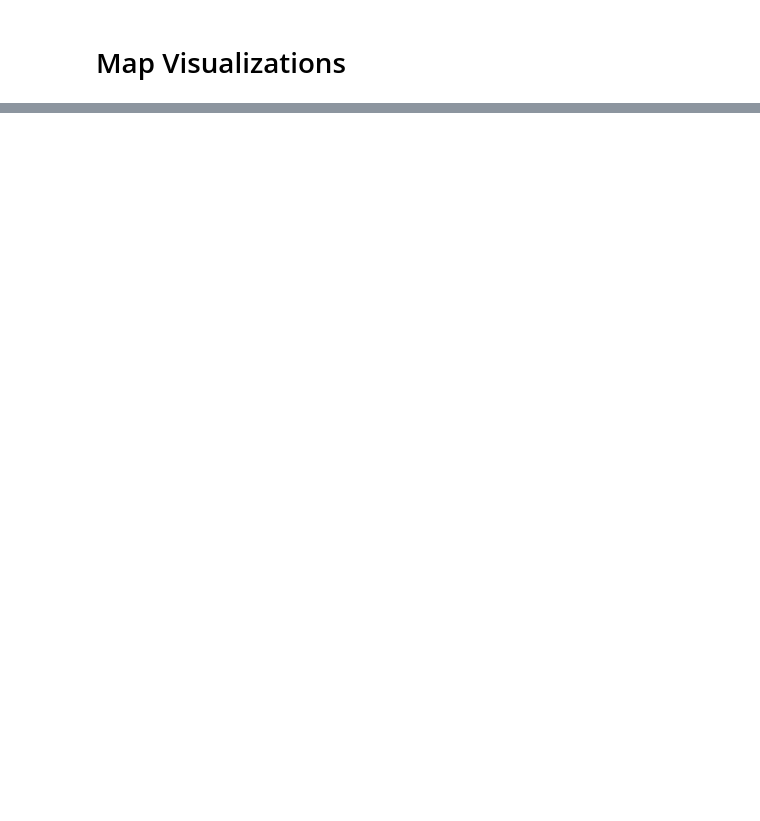
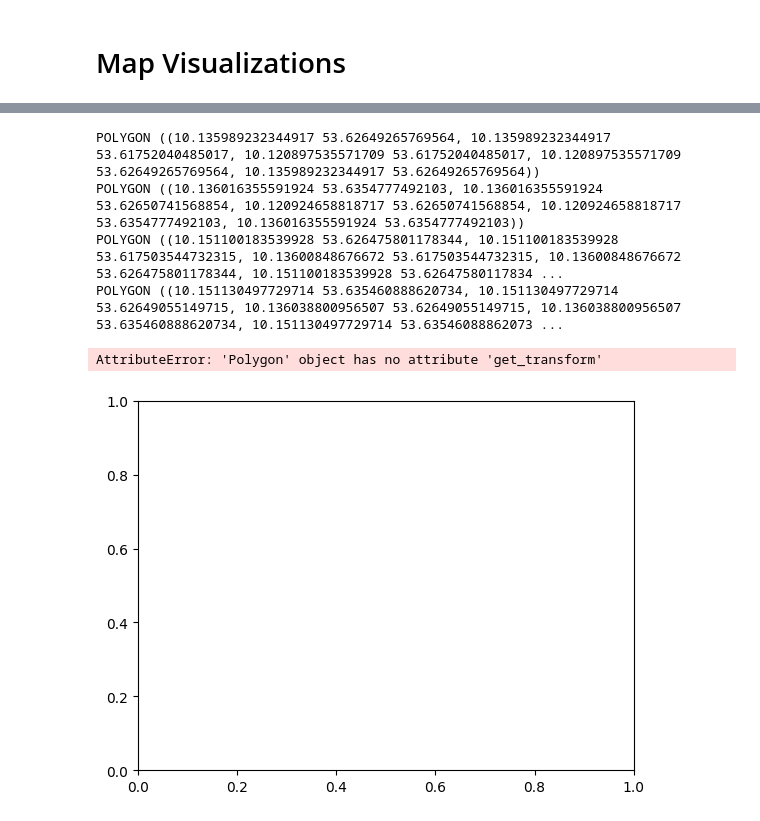
Before and after one commit to NicoLanghans/Master-Thesis, a Jupyter notebook: visualizations/maps.ipynb, the cells around one changed output, grey strips where cells are left out. Saved outputs shown, nothing was run; the diff lists cells and outputs as text; code cells hidden in the pictures; blank space fills up the shorter version.

```diff
--- a/visualizations/maps.ipynb
+++ b/visualizations/maps.ipynb
@@ -113,0 +138,47 @@ map_catchment_heatmap(park_areas, park_catchment_areas, "Berner Gutspark", censu
+# %%
+#imputation means für -9 value
+def impute_means(df):
+    df = df.replace(-1,0)
+    sociodemographic_columns = ["Einwohner", "Alter_D", "unter18_A", "ab65_A", "Auslaender_A", "HHGroesse_D", "Leerstandsquote", "Wohnfl_Bew_D", "Wohnfl_Whg_D"]
+    df[sociodemographic_columns] = df[sociodemographic_columns].replace(-9, pd.NA)
+    mean_values = df.groupby("name")[sociodemographic_columns].mean()
+    df[sociodemographic_columns] = df.apply(lambda row: row[sociodemographic_columns].combine_first(mean_values.loc[row["name"]]), axis=1)
+    return df
+# %%
+def function(census,df,park_name, park_area):
+    catchment_park_df = df[df["name"] == park_name]
+    park_area = park_area[park_area["name"] == park_name]
+
+    # find subset of census blocks intersecting with buffered catchment area
+    intersecting_blocks = gpd.sjoin(census,catchment_park_df,how = "inner", predicate="intersects")
+
+    # fill -1 and -9 values with 0 and mean
+    intersecting_blocks = impute_means(intersecting_blocks)
+
+    def extract_points_from_polygon(polygon):
+        return list(polygon.exterior.coords)
+
+    intersecting_blocks["coords_list"] = intersecting_blocks["geometry"].apply(extract_points_from_polygon)
+
+    # plotting census blocks
+    fig, ax = plt.subplots()
+    patches = []
+
+    for i in intersecting_blocks["geometry"]:
+        print(i)
+        patches.append(i)
+
+    p = PatchCollection(patches)
+    ax.add_collection(p, alpha = 0.25)
+    ax.autoscale()
+
+    plt.show()
+# %%
+function(census_bbox,park_catchment_areas, "Berner Gutspark", park_areas)
+# %% [output]
+POLYGON ((10.135989232344917 53.62649265769564, 10.135989232344917 53.61752040485017, 10.120897535571709 53.61752040485017, 10.120897535571709 53.62649265769564, 10.135989232344917 53.62649265769564))
+POLYGON ((10.136016355591924 53.6354777492103, 10.136016355591924 53.62650741568854, 10.120924658818717 53.62650741568854, 10.120924658818717 53.6354777492103, 10.136016355591924 53.6354777492103))
+POLYGON ((10.151100183539928 53.626475801178344, 10.151100183539928 53.617503544732315, 10.13600848676672 53.617503544732315, 10.13600848676672 53.626475801178344, 10.151100183539928 53.62647580117834 ...
+POLYGON ((10.151130497729714 53.635460888620734, 10.151130497729714 53.62649055149715, 10.136038800956507 53.62649055149715, 10.136038800956507 53.635460888620734, 10.151130497729714 53.63546088862073 ...
+AttributeError: 'Polygon' object has no attribute 'get_transform'
+[figure, added]
```
Also changed, not shown: parts of 6 cells of this notebook, 1 other file.
